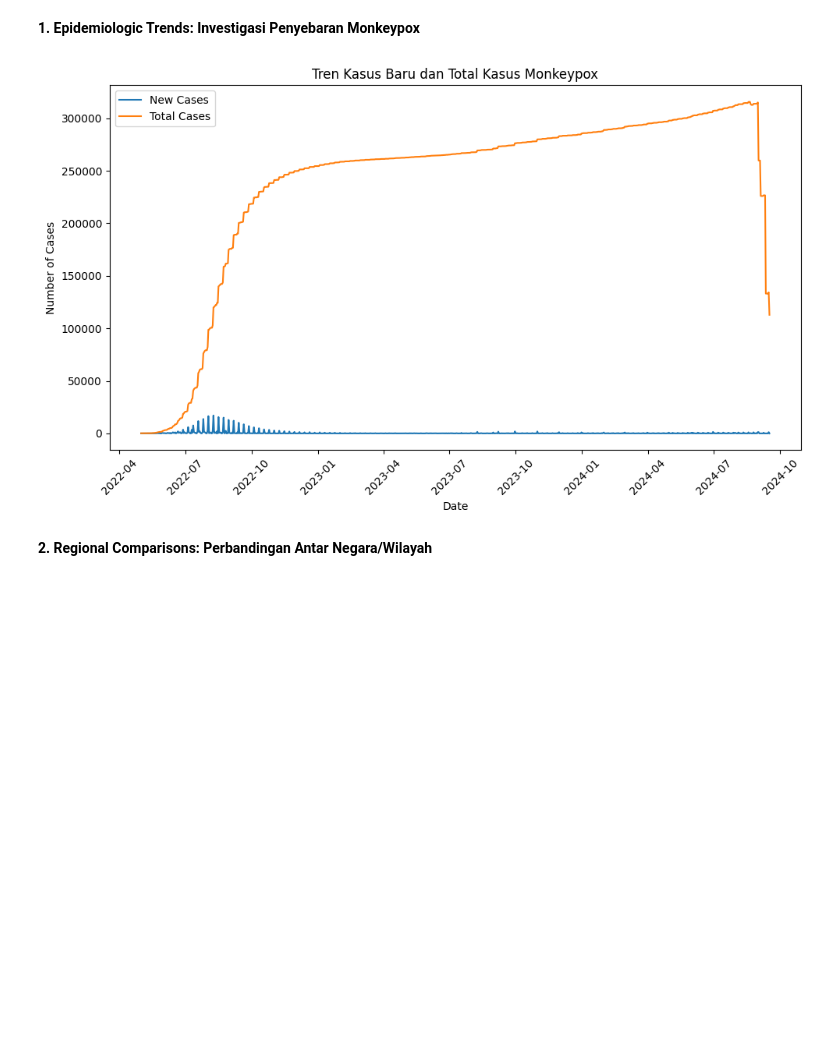
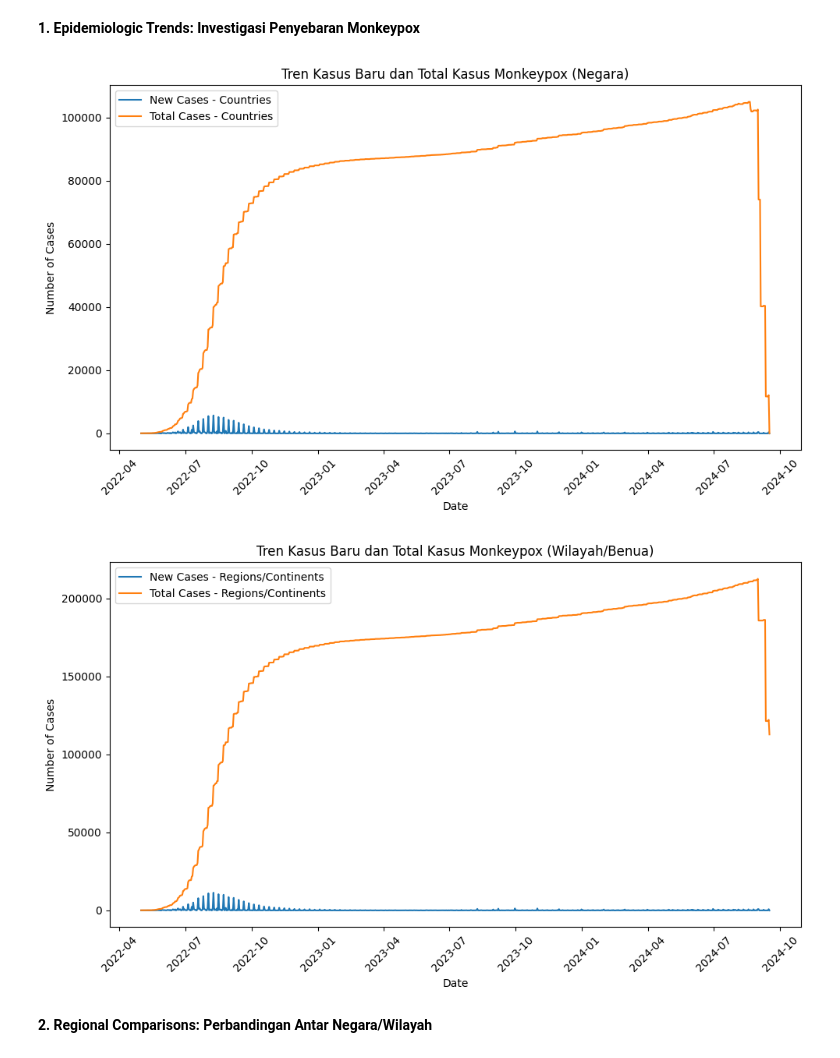
Before and after one commit to RyanGA09/DataAnalyst-ImpactAnalysisOfMonkeypoxCaseStudy, a Jupyter notebook: Notebook.ipynb, the cells around one changed output. Cells and saved outputs as stored; diff of their text form; code cells hidden in the pictures; blank space fills up the shorter version.

```diff
--- a/Notebook.ipynb
+++ b/Notebook.ipynb
@@ -485,8 +477,8 @@ memory usage: 12.4+ MB
 # %% [markdown]
 Melihat tren penyebaran Monkeypox dengan fokus pada faktor kasus baru, total kasus, dan tingkat kematian.
 # %%
-# Melihat perkembangan kasus baru dan total kasus dari waktu ke waktu
-data_grouped_by_date = data_cleaned.groupby('date').agg({
+# Melihat perkembangan kasus baru dan total kasus dari waktu ke waktu untuk negara
+data_grouped_by_date_countries = countries_data.groupby('date').agg({
     'new_cases': 'sum',
     'total_cases': 'sum',
     'new_deaths': 'sum',
@@ -557,19 +547,40 @@ plt.show()
 # %% [markdown]
 **1. Epidemiologic Trends: Investigasi Penyebaran Monkeypox**
 # %%
-# Visualisasi: Tren Kasus Baru dan Total Kasus dari Waktu ke Waktu
+# Visualisasi tren kasus baru dan total kasus dari waktu ke waktu (Negara)
 plt.figure(figsize=(10, 6))
-sns.lineplot(x='date', y='new_cases', data=data_grouped_by_date, label='New Cases')
-sns.lineplot(x='date', y='total_cases', data=data_grouped_by_date, label='Total Cases')
-plt.title('Tren Kasus Baru dan Total Kasus Monkeypox')
+sns.lineplot(x='date', y='new_cases', data=data_grouped_by_date_countries, label='New Cases - Countries')
+sns.lineplot(x='date', y='total_cases', data=data_grouped_by_date_countries, label='Total Cases - Countries')
+plt.title('Tren Kasus Baru dan Total Kasus Monkeypox (Negara)')
 plt.xlabel('Date')
 plt.ylabel('Number of Cases')
 plt.legend()
 plt.xticks(rotation=45)
 plt.tight_layout()
 plt.show()
+
+# Melihat perkembangan kasus baru dan total kasus dari waktu ke waktu untuk wilayah/benua
+data_grouped_by_date_regions = regions_data.groupby('date').agg({
+    'new_cases': 'sum',
+    'total_cases': 'sum',
+    'new_deaths': 'sum',
+    'total_deaths': 'sum'
+}).reset_index()
+
+# Visualisasi tren kasus baru dan total kasus dari waktu ke waktu (Wilayah/Benua)
+plt.figure(figsize=(10, 6))
+sns.lineplot(x='date', y='new_cases', data=data_grouped_by_date_regions, label='New Cases - Regions/Continents')
+sns.lineplot(x='date', y='total_cases', data=data_grouped_by_date_regions, label='Total Cases - Regions/Continents')
+plt.title('Tren Kasus Baru dan Total Kasus Monkeypox (Wilayah/Benua)')
+plt.xlabel('Date')
+plt.ylabel('Number of Cases')
+plt.legend()
+plt.xticks(rotation=45)
+plt.tight_layout()
+plt.show()
 # %% [output]
-[figure, old version]
+[figure, new version]
+[figure, added]
 # %% [markdown]
 **2. Regional Comparisons: Perbandingan Antar Negara/Wilayah**
 # %%
```
Also changed, not shown: parts of 14 cells of this notebook.
